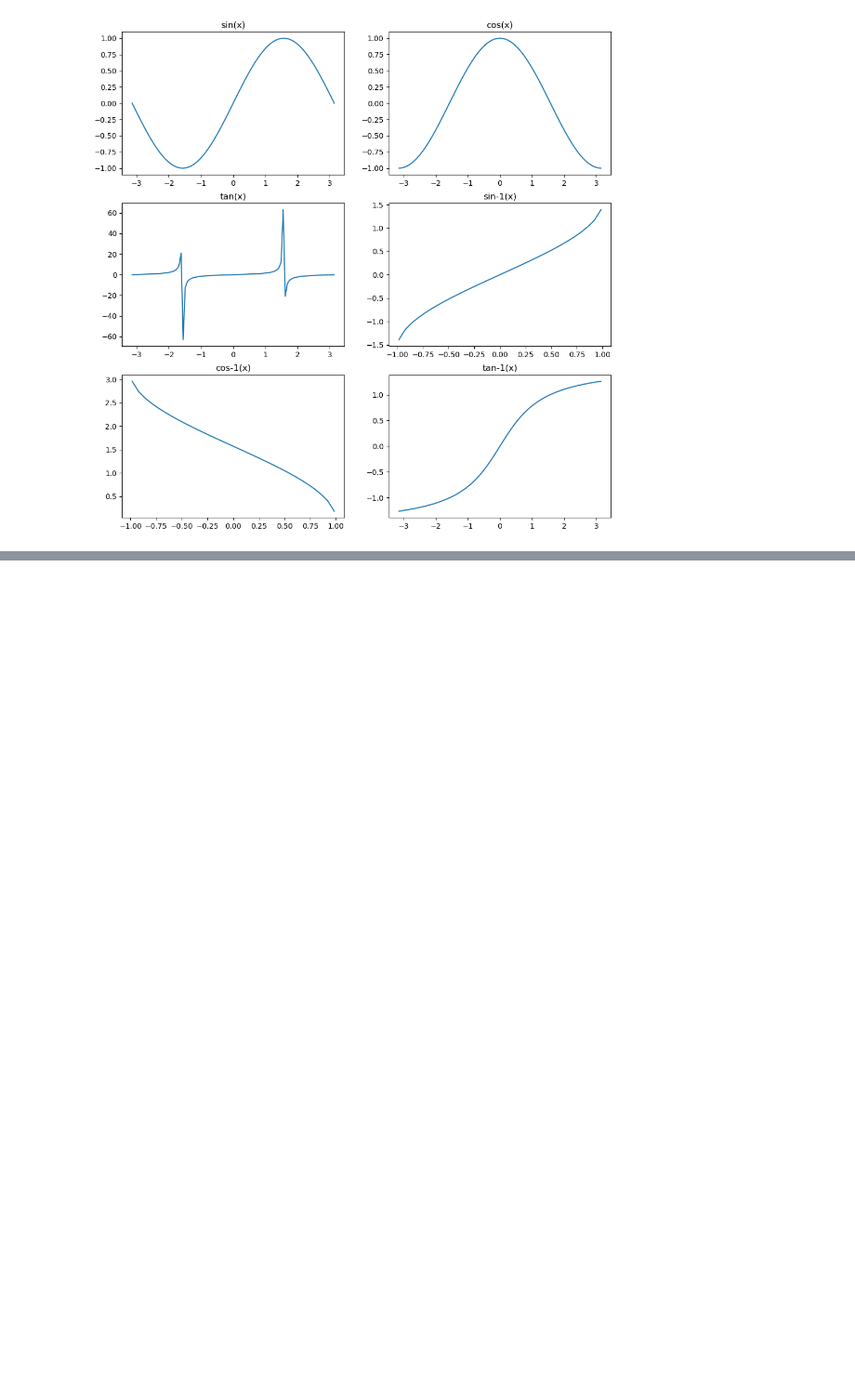
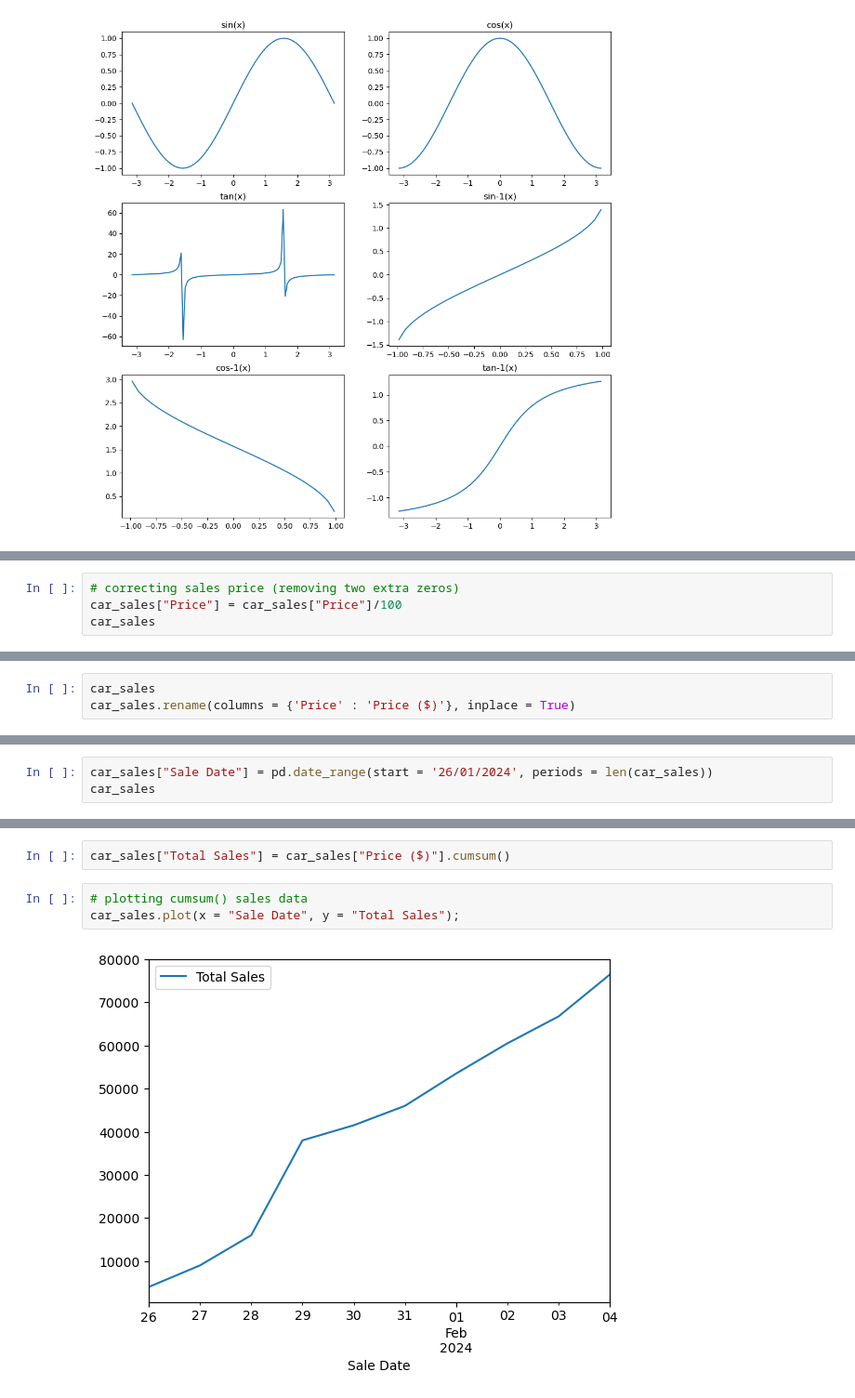
Before and after one commit to ShubhamKNIT/learn-ml, a Jupyter notebook: notebooks/introduction-to-matplotlib.ipynb, the cells around one changed output, grey strips where cells are left out. Shown at 93% size. Cells and saved outputs as stored; diff of their text form; blank space fills up the shorter version.

```diff
--- a/notebooks/introduction-to-matplotlib.ipynb
+++ b/notebooks/introduction-to-matplotlib.ipynb
@@ -224,0 +298,4 @@ ax[1, 1].hist(np.random.randn(1000));
+# %%
+# correcting sales price (removing two extra zeros)
+car_sales["Price"] = car_sales["Price"]/100
+car_sales
@@ -224,0 +314,3 @@ ax[1, 1].hist(np.random.randn(1000));
+# %%
+car_sales
+car_sales.rename(columns = {'Price' : 'Price ($)'}, inplace = True)
@@ -224,0 +331,3 @@ ax[1, 1].hist(np.random.randn(1000));
+# %%
+car_sales["Sale Date"] = pd.date_range(start = '26/01/2024', periods = len(car_sales))
+car_sales
@@ -224,0 +346,7 @@ ax[1, 1].hist(np.random.randn(1000));
+# %%
+car_sales["Total Sales"] = car_sales["Price ($)"].cumsum()
+# %%
+# plotting cumsum() sales data
+car_sales.plot(x = "Sale Date", y = "Total Sales");
+# %% [output]
+[figure, added]
```
Also changed, not shown: parts of 57 cells of this notebook, 1 other file.
